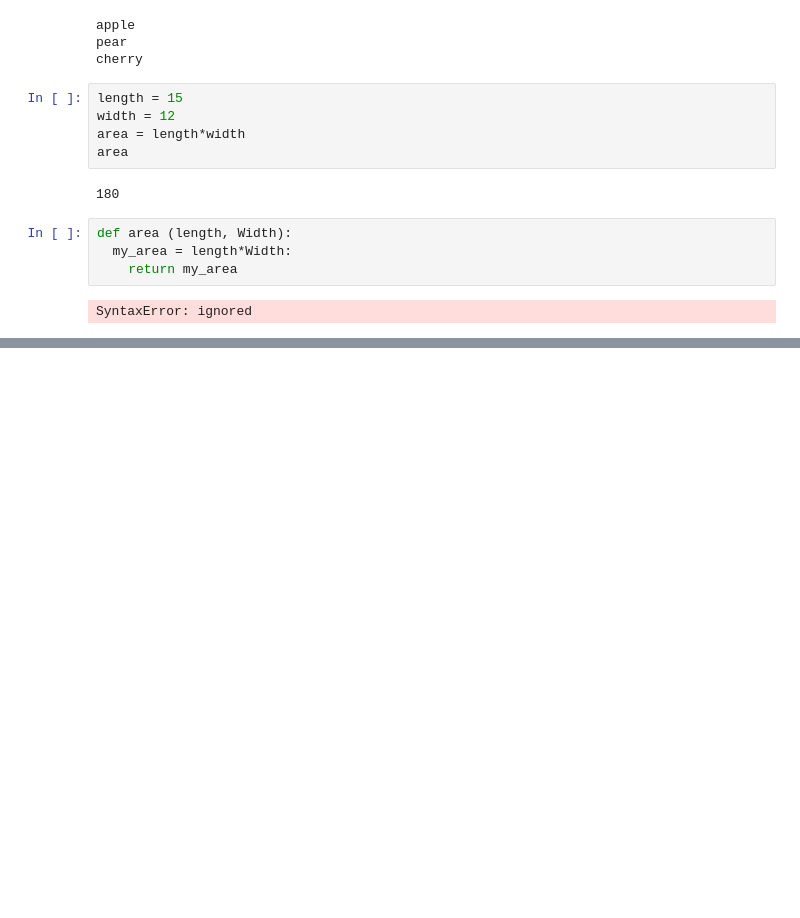
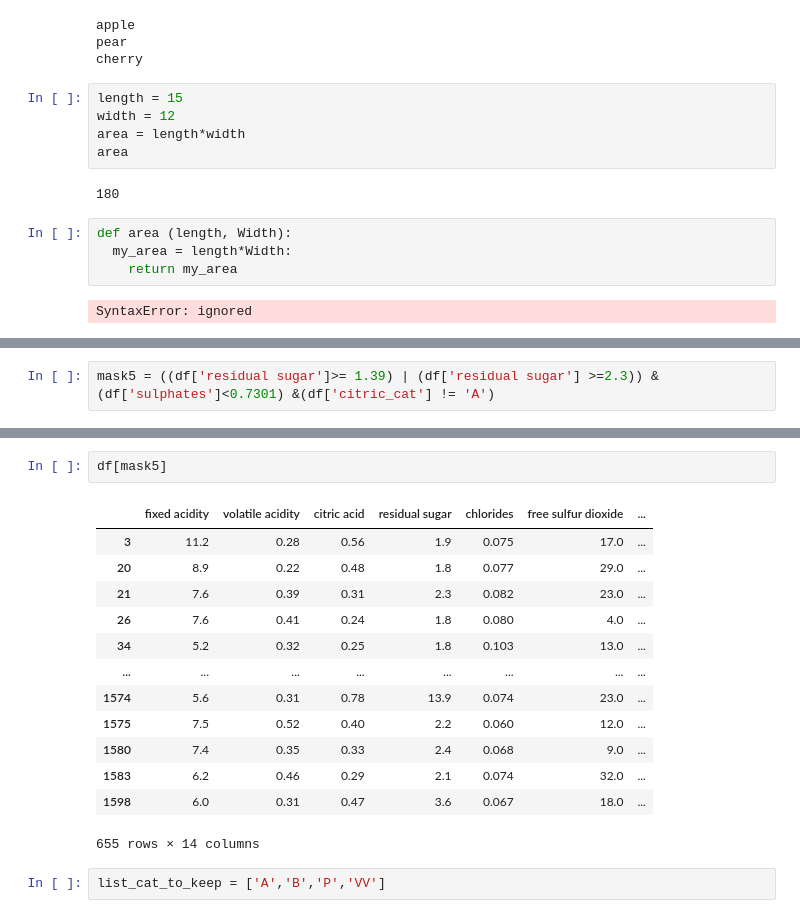
Before and after one commit to Robke1986/AcademyPublic, a Jupyter notebook: Untitled0.ipynb, the cells around one changed output, grey strips where cells are left out. Drawn from its saved outputs; the diff is of its cells as text; blank space fills up the shorter version.

```diff
--- a/Untitled0.ipynb
+++ b/Untitled0.ipynb
@@ -220,0 +524,2 @@ SyntaxError: ignored
+# %%
+mask5 = ((df['residual sugar']>= 1.39) | (df['residual sugar'] >=2.3)) & (df['sulphates']<0.7301) &(df['citric_cat'] != 'A')
@@ -220,0 +541,18 @@ SyntaxError: ignored
+# %%
+df[mask5]
+# %% [output]
+|  | fixed acidity | volatile acidity | citric acid | residual sugar | chlorides | free sulfur dioxide | ... |
+| 3 | 11.2 | 0.28 | 0.56 | 1.9 | 0.075 | 17.0 | ... |
+| 20 | 8.9 | 0.22 | 0.48 | 1.8 | 0.077 | 29.0 | ... |
+| 21 | 7.6 | 0.39 | 0.31 | 2.3 | 0.082 | 23.0 | ... |
+| 26 | 7.6 | 0.41 | 0.24 | 1.8 | 0.080 | 4.0 | ... |
+| 34 | 5.2 | 0.32 | 0.25 | 1.8 | 0.103 | 13.0 | ... |
+| ... | ... | ... | ... | ... | ... | ... | ... |
+| 1574 | 5.6 | 0.31 | 0.78 | 13.9 | 0.074 | 23.0 | ... |
+| 1575 | 7.5 | 0.52 | 0.40 | 2.2 | 0.060 | 12.0 | ... |
+| 1580 | 7.4 | 0.35 | 0.33 | 2.4 | 0.068 | 9.0 | ... |
+| 1583 | 6.2 | 0.46 | 0.29 | 2.1 | 0.074 | 32.0 | ... |
+| 1598 | 6.0 | 0.31 | 0.47 | 3.6 | 0.067 | 18.0 | ... |
+655 rows × 14 columns
+# %%
+list_cat_to_keep = ['A','B','P','VV']
```
Also changed, not shown: parts of 39 cells of this notebook.
